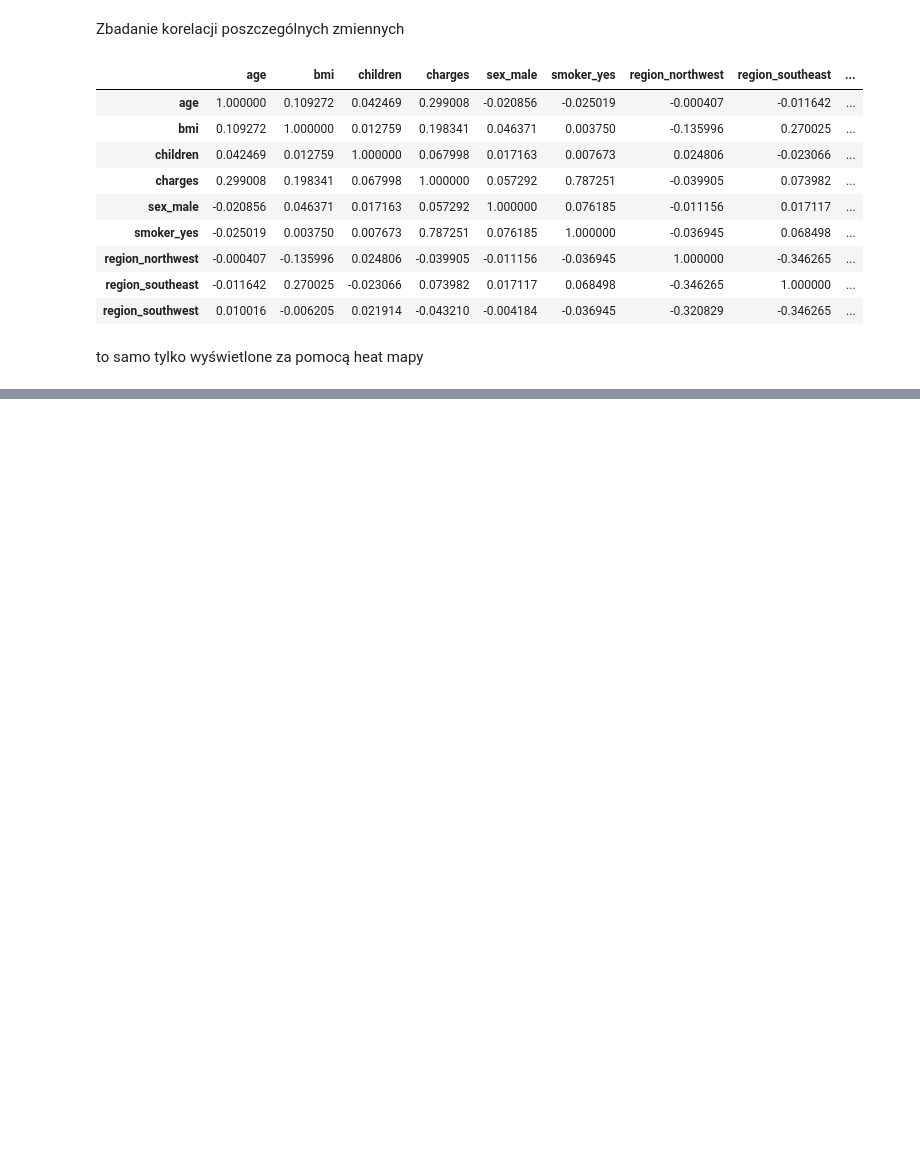
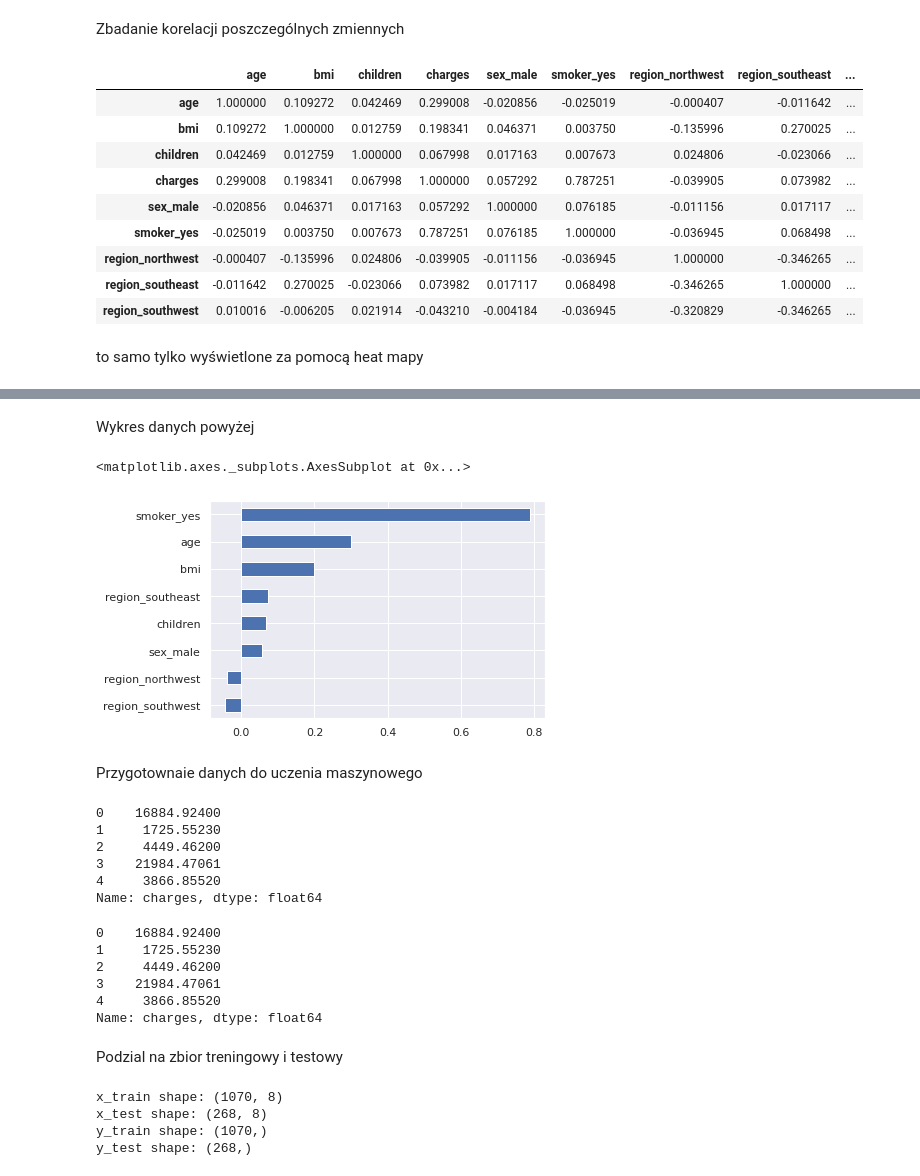
Before and after one commit to BuczynskiRafal/ML, a Jupyter notebook: supervised/02_regression/04_backward_elimination.ipynb, the cells around one changed output, grey strips where cells are left out. Drawn from its saved outputs; the diff is of its cells as text; code cells hidden in the pictures; blank space fills up the shorter version.

```diff
--- a/supervised/02_regression/04_backward_elimination.ipynb
+++ b/supervised/02_regression/04_backward_elimination.ipynb
@@ -265,0 +279,46 @@ Deprecated in NumPy 1.20; for more details and guidance: https://numpy.org/devdo
+# %% [markdown]
+Wykres danych powyżej
+# %%
+sns.set()
+df_dummies.corr()['charges'].sort_values()[:-1].plot(kind='barh')
+# %% [output]
+<matplotlib.axes._subplots.AxesSubplot at 0x...>
+[figure, added]
+# %% [markdown]
+Przygotownaie danych do uczenia maszynowego
+# %%
+data = df_dummies.copy()
+target = data.pop('charges')
+data.head()
+# %% [output]
+0    16884.92400
+1     1725.55230
+2     4449.46200
+3    21984.47061
+4     3866.85520
+Name: charges, dtype: float64
+# %%
+target.head()
+# %% [output]
+0    16884.92400
+1     1725.55230
+2     4449.46200
+3    21984.47061
+4     3866.85520
+Name: charges, dtype: float64
+# %% [markdown]
+Podzial na zbior treningowy i testowy
+# %%
+from sklearn.model_selection import train_test_split
+
+x_train, x_test, y_train, y_test = train_test_split(data, target, test_size = 0.2)
+
+print(f'x_train shape: {x_train.shape}')
+print(f'x_test shape: {x_test.shape}')
+print(f'y_train shape: {y_train.shape}')
+print(f'y_test shape: {y_test.shape}')
+# %% [output]
+x_train shape: (1070, 8)
+x_test shape: (268, 8)
+y_train shape: (1070,)
+y_test shape: (268,)
```
Also changed, not shown: parts of 23 cells of this notebook.
